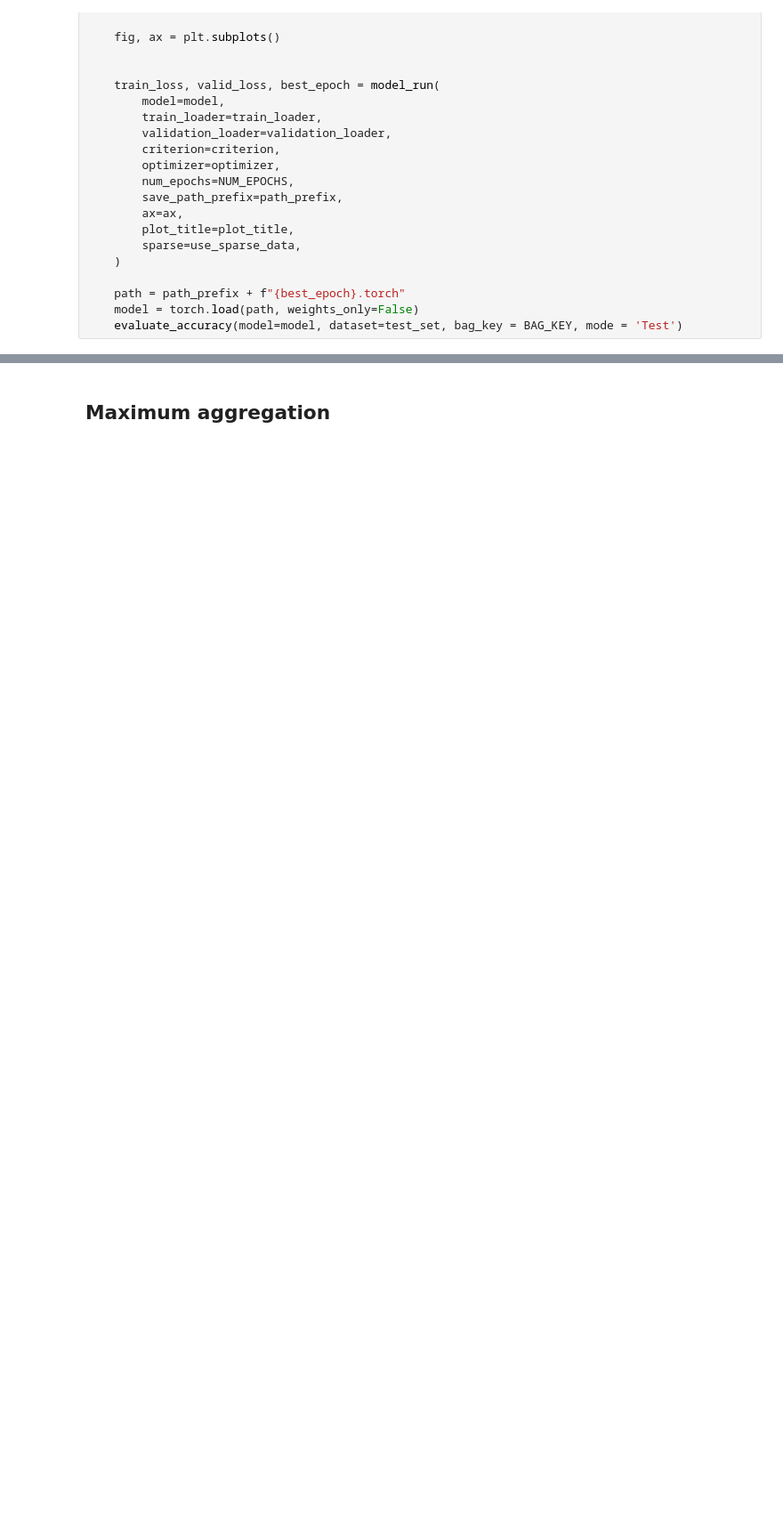
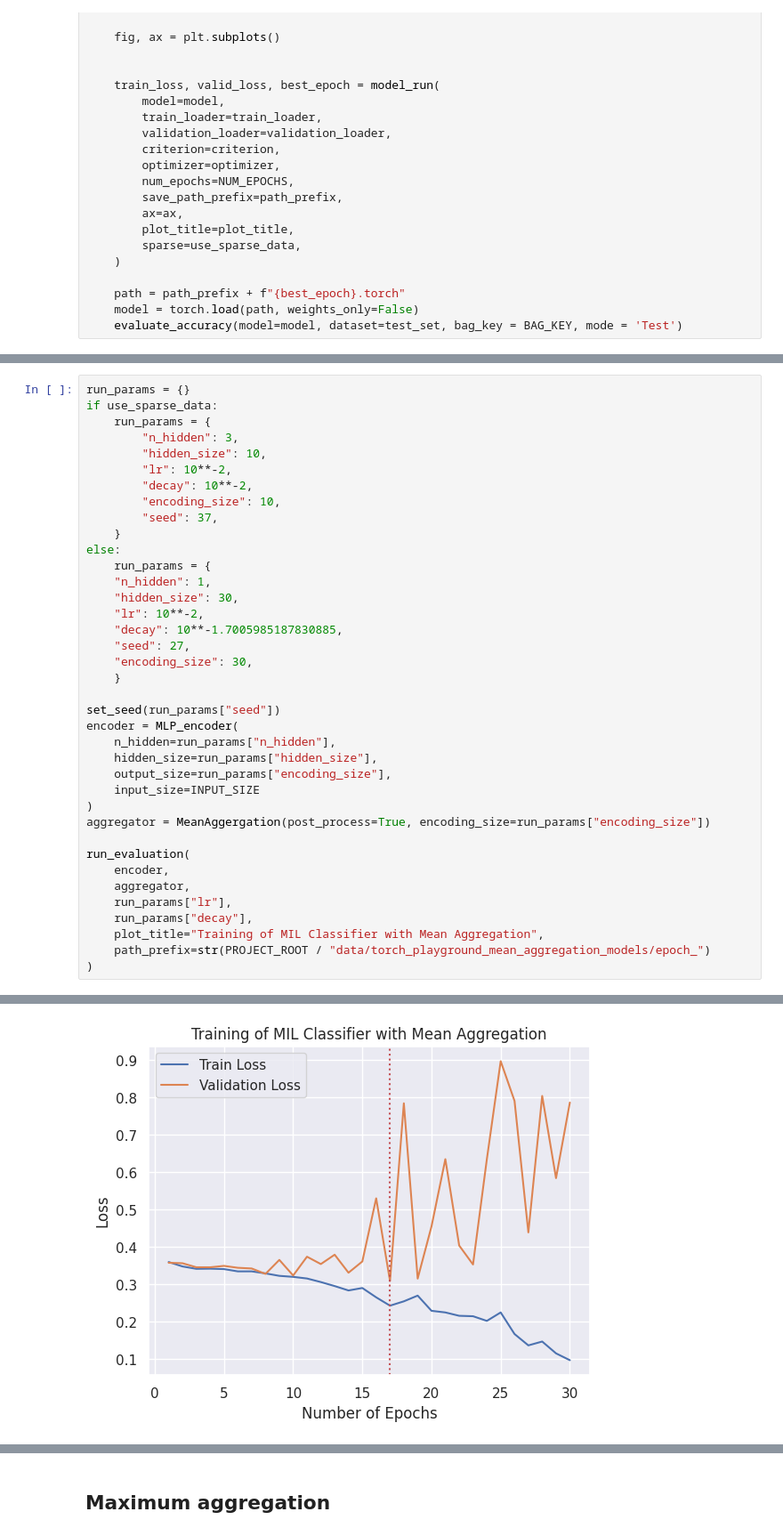
Before and after one commit to ProViktor/lungcell_mil, a Jupyter notebook: notebooks/torch_playground.ipynb, the cells around one changed output, grey strips where cells are left out. Shown at 89% size. Saved outputs shown, nothing was run; the diff lists cells and outputs as text; blank space fills up the shorter version.

```diff
--- a/notebooks/torch_playground.ipynb
+++ b/notebooks/torch_playground.ipynb
@@ -71,0 +74,39 @@ def run_evaluation(encoder: nn.Module, aggregator: nn.Module, lr: float, decay:
+# %%
+run_params = {}
+if use_sparse_data:
+    run_params = {
+        "n_hidden": 3,
+        "hidden_size": 10,
+        "lr": 10**-2,
+        "decay": 10**-2,
+        "encoding_size": 10,
+        "seed": 37,
+    }
+else:
+    run_params = {
+    "n_hidden": 1,
+    "hidden_size": 30,
+    "lr": 10**-2,
+    "decay": 10**-1.7005985187830885,
+    "seed": 27,
+    "encoding_size": 30,
+    }
+
+set_seed(run_params["seed"])
+encoder = MLP_encoder(
+    n_hidden=run_params["n_hidden"],
+    hidden_size=run_params["hidden_size"],
+    output_size=run_params["encoding_size"],
+    input_size=INPUT_SIZE
+)
+aggregator = MeanAggergation(post_process=True, encoding_size=run_params["encoding_size"])
+
+run_evaluation(
+    encoder,
+    aggregator,
+    run_params["lr"],
+    run_params["decay"],
+    plot_title="Training of MIL Classifier with Mean Aggregation",
+    path_prefix=str(PROJECT_ROOT / "data/torch_playground_mean_aggregation_models/epoch_")
+)
+# %% [output]
@@ -71,0 +130 @@ def run_evaluation(encoder: nn.Module, aggregator: nn.Module, lr: float, decay:
+[figure, added]
```
Also changed, not shown: parts of 5 cells of this notebook, 1 other file.
